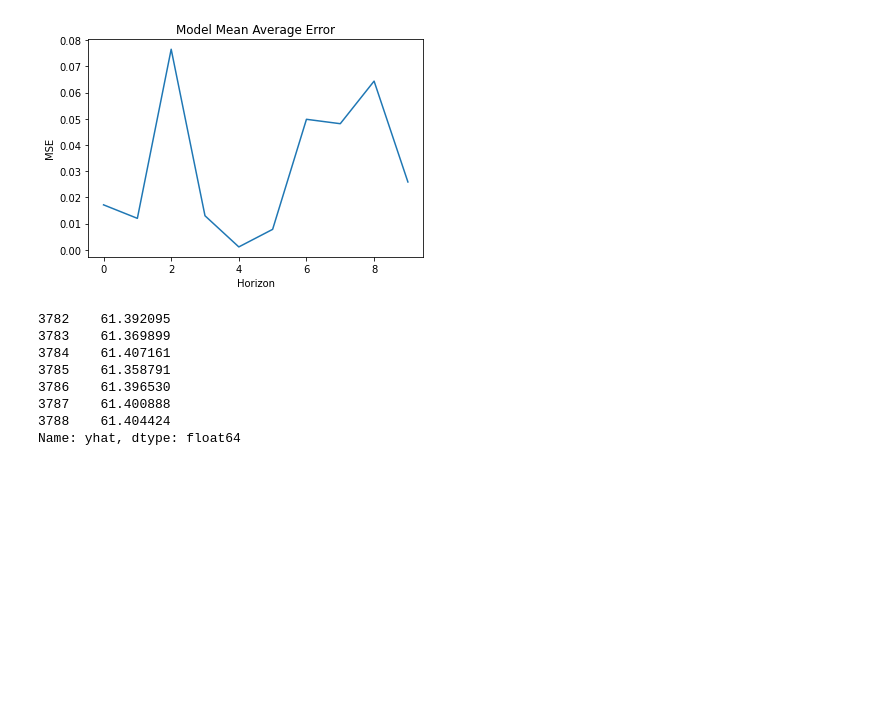
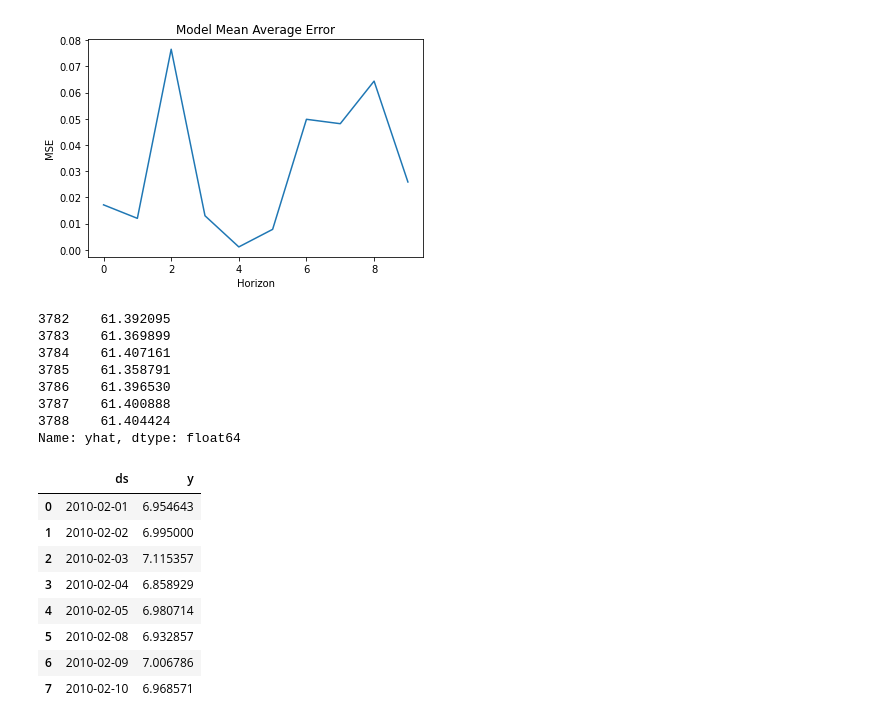
Before and after one commit to maxmekiska/arguing_predictors, a Jupyter notebook: notebooks/TestingEnviornment.ipynb, the cells around one changed output. Cells and saved outputs as stored; diff of their text form; code cells hidden in the pictures; blank space fills up the shorter version.

Commit message:
added new test for predictorsII data preparation function

```diff
--- a/notebooks/TestingEnviornment.ipynb
+++ b/notebooks/TestingEnviornment.ipynb
@@ -382,0 +400,21 @@ Name: yhat, dtype: float64
+# %%
+d = {'Date': ['2010-02-01','2010-02-02', '2010-02-03', '2010-02-04', '2010-02-05', '2010-02-08', '2010-02-09', '2010-02-10'],'Close': [6.954642773, 6.994999886, 7.115356922, 6.858929157, 6.980713844, 6.932857037, 7.00678587, 6.968571186]}
+data = pd.DataFrame(data=d)
+data['Date'] = pd.to_datetime(data['Date'])
+data.set_index('Date', inplace=True)
+data
+
+d2 = {'ds': ['2010-02-01','2010-02-02', '2010-02-03', '2010-02-04', '2010-02-05', '2010-02-08', '2010-02-09', '2010-02-10'],'y': [6.954642773, 6.994999886, 7.115356922, 6.858929157, 6.980713844, 6.932857037, 7.00678587, 6.968571186]}
+data_solution['ds'] = pd.to_datetime(data_solution['ds'])
+data_solution = pd.DataFrame(data=d2)
+data_solution
+# %% [output]
+|  | ds | y |
+| 0 | 2010-02-01 | 6.954643 |
+| 1 | 2010-02-02 | 6.995000 |
+| 2 | 2010-02-03 | 7.115357 |
+| 3 | 2010-02-04 | 6.858929 |
+| 4 | 2010-02-05 | 6.980714 |
+| 5 | 2010-02-08 | 6.932857 |
+| 6 | 2010-02-09 | 7.006786 |
+| 7 | 2010-02-10 | 6.968571 |
```
Also changed, not shown: parts of 3 cells of this notebook, 1 other file.
